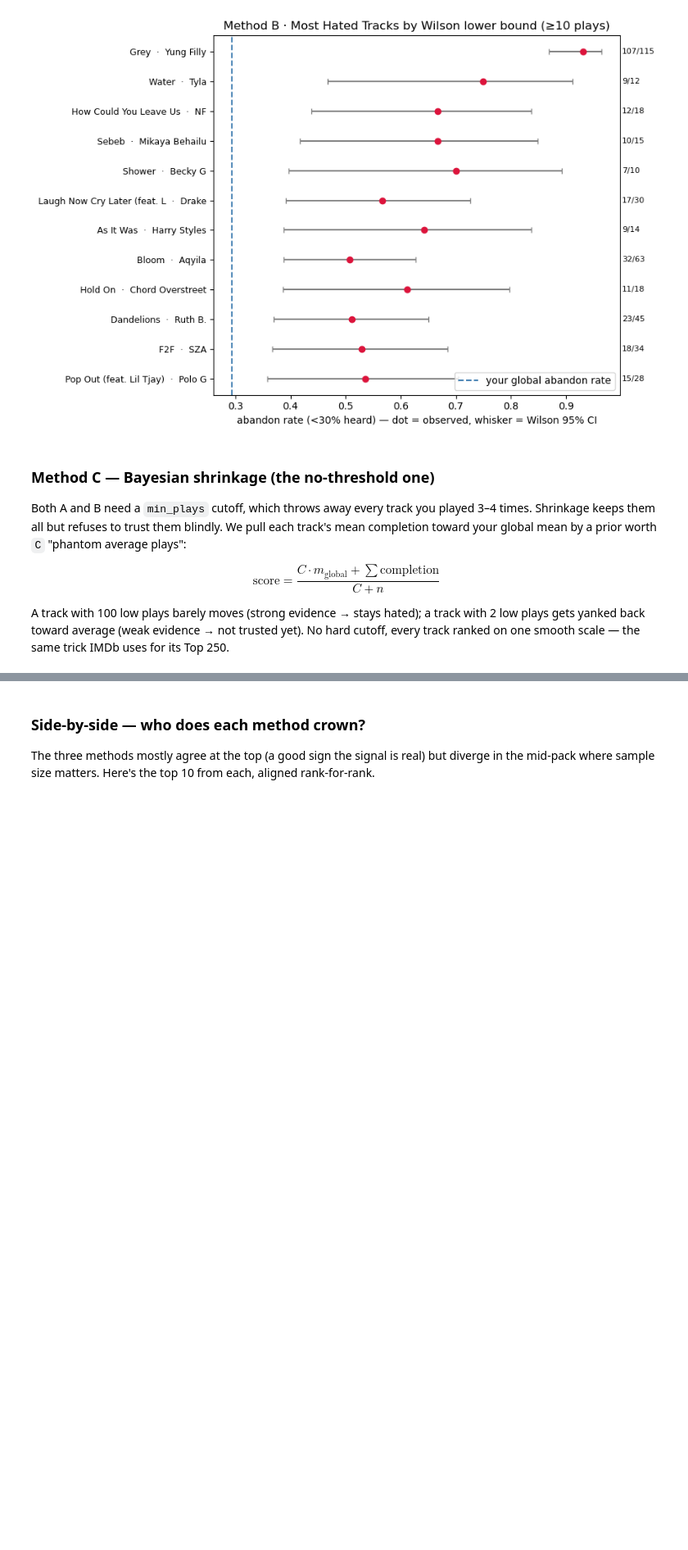
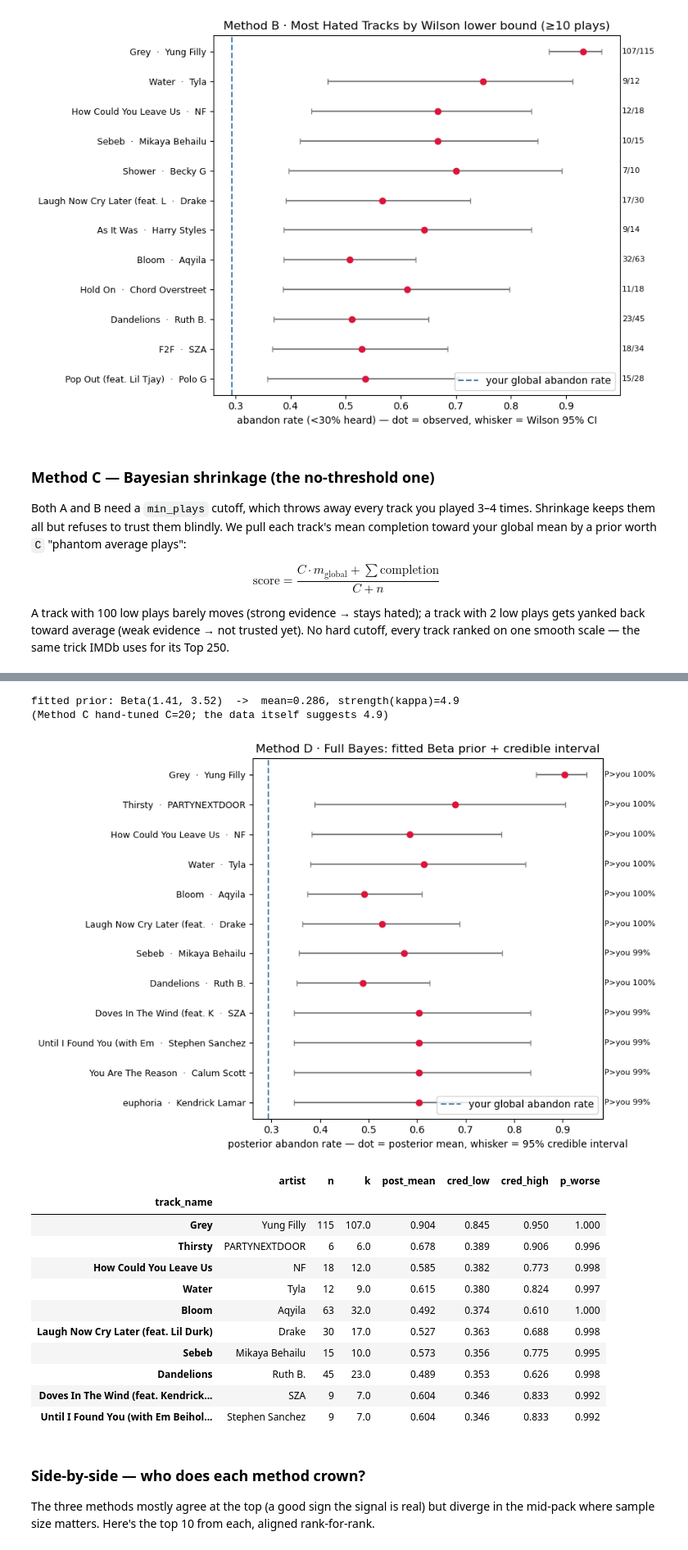
Before and after one commit to kaleb-asefa/rewind, a Jupyter notebook: notebooks/main.ipynb, the cells around one changed output, grey strips where cells are left out. Shown at 82% size. Drawn from its saved outputs; the diff is of its cells as text; code cells hidden in the pictures; blank space fills up the shorter version.

```diff
--- a/notebooks/main.ipynb
+++ b/notebooks/main.ipynb
@@ -661,3 +675,68 @@ plt.show()
+# %%
+from scipy.stats import beta as beta_dist
+
+# event = "abandoned before 30%" -> a real Bernoulli, so Beta-Binomial is exact
+et = plays.groupby('track_name').agg(
+    n=('completion', 'size'),
+    k=('completion', lambda s: int((s < ABANDON).sum())),
+    artist=('artist_name', 'first'),
+)
+
+# --- 1. FIT the prior from your data (method of moments) instead of guessing C ---
+seen = et[et['n'] >= 5]                     # tracks with enough plays to gauge the spread
+p = seen['k'] / seen['n']
+mu, var = p.mean(), p.var(ddof=1)
+kappa = max(mu * (1 - mu) / var - 1, 0.5)   # prior strength, learned (guarded > 0)
+alpha0, beta0 = kappa * mu, kappa * (1 - mu)
+print(f"fitted prior: Beta({alpha0:.2f}, {beta0:.2f})  ->  mean={mu:.3f}, strength(kappa)={kappa:.1f}")
+print(f"(Method C hand-tuned C=20; the data itself suggests {kappa:.1f})")
+
+# --- 2. Full posterior per track ---
+a_post = alpha0 + et['k']
+b_post = beta0 + et['n'] - et['k']
+et['post_mean'] = a_post / (a_post + b_post)                       # Bayes point estimate
+et['cred_low']  = beta_dist.ppf(0.025, a_post, b_post)            # 95% credible interval
+et['cred_high'] = beta_dist.ppf(0.975, a_post, b_post)
+et['p_worse']   = 1 - beta_dist.cdf(global_abandon, a_post, b_post)  # P(you hate it > average)
+
+# --- 3. Rank by the credible-interval lower bound (conservative "most robustly hated") ---
+topD = et.nlargest(12, 'cred_low').sort_values('cred_low')
+labels = [f"{name[:26]}  ·  {row.artist[:16]}" for name, row in topD.iterrows()]
+y = range(len(topD))
+xerr_low  = np.clip(topD['post_mean'] - topD['cred_low'],  0, None)
+xerr_high = np.clip(topD['cred_high'] - topD['post_mean'], 0, None)
+
+fig, ax = plt.subplots(figsize=(9, 6))
+ax.errorbar(topD['post_mean'], y, xerr=[xerr_low, xerr_high],
+            fmt='o', color='crimson', ecolor='gray', capsize=3)
+ax.axvline(global_abandon, color='steelblue', ls='--', label='your global abandon rate')
+ax.set_yticks(list(y))
+ax.set_yticklabels(labels, fontsize=9)
+ax.set_xlabel('posterior abandon rate — dot = posterior mean, whisker = 95% credible interval')
+ax.set_title('Method D · Full Bayes: fitted Beta prior + credible interval')
+for i, (_, row) in enumerate(topD.iterrows()):
+    ax.text(1.005, i, f"P>you {row['p_worse']:.0%}", transform=ax.get_yaxis_transform(), va='center', fontsize=8)
+ax.legend(loc='lower right')
+plt.tight_layout()
+plt.show()
+
+et.nlargest(10, 'cred_low')[['artist', 'n', 'k', 'post_mean', 'cred_low', 'cred_high', 'p_worse']].round(3)
+# %% [output]
+fitted prior: Beta(1.41, 3.52)  ->  mean=0.286, strength(kappa)=4.9
+(Method C hand-tuned C=20; the data itself suggests 4.9)
+[figure, added]
+|  | artist | n | k | post_mean | cred_low | cred_high | p_worse |
+| track_name |  |  |  |  |  |  |  |
+| Grey | Yung Filly | 115 | 107.0 | 0.904 | 0.845 | 0.950 | 1.000 |
+| Thirsty | PARTYNEXTDOOR | 6 | 6.0 | 0.678 | 0.389 | 0.906 | 0.996 |
+| How Could You Leave Us | NF | 18 | 12.0 | 0.585 | 0.382 | 0.773 | 0.998 |
+| Water | Tyla | 12 | 9.0 | 0.615 | 0.380 | 0.824 | 0.997 |
+| Bloom | Aqyila | 63 | 32.0 | 0.492 | 0.374 | 0.610 | 1.000 |
+| Laugh Now Cry Later (feat. Lil Durk) | Drake | 30 | 17.0 | 0.527 | 0.363 | 0.688 | 0.998 |
+| Sebeb | Mikaya Behailu | 15 | 10.0 | 0.573 | 0.356 | 0.775 | 0.995 |
+| Dandelions | Ruth B. | 45 | 23.0 | 0.489 | 0.353 | 0.626 | 0.998 |
+| Doves In The Wind (feat. Kendrick... | SZA | 9 | 7.0 | 0.604 | 0.346 | 0.833 | 0.992 |
+| Until I Found You (with Em Beihol... | Stephen Sanchez | 9 | 7.0 | 0.604 | 0.346 | 0.833 | 0.992 |
 # %% [markdown]
 ### Side-by-side — who does each method crown?
 
```
Also changed, not shown: parts of 4 cells of this notebook.
